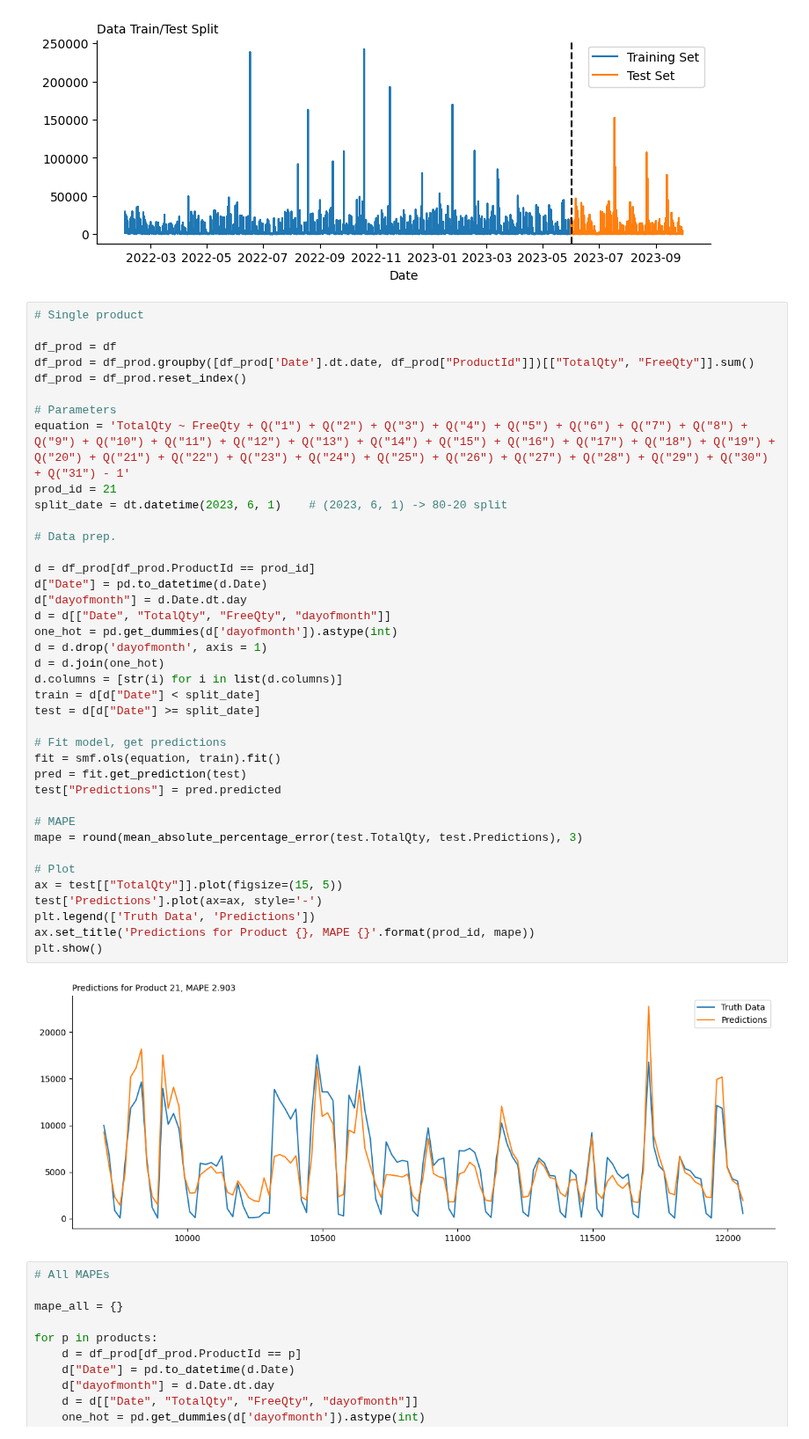
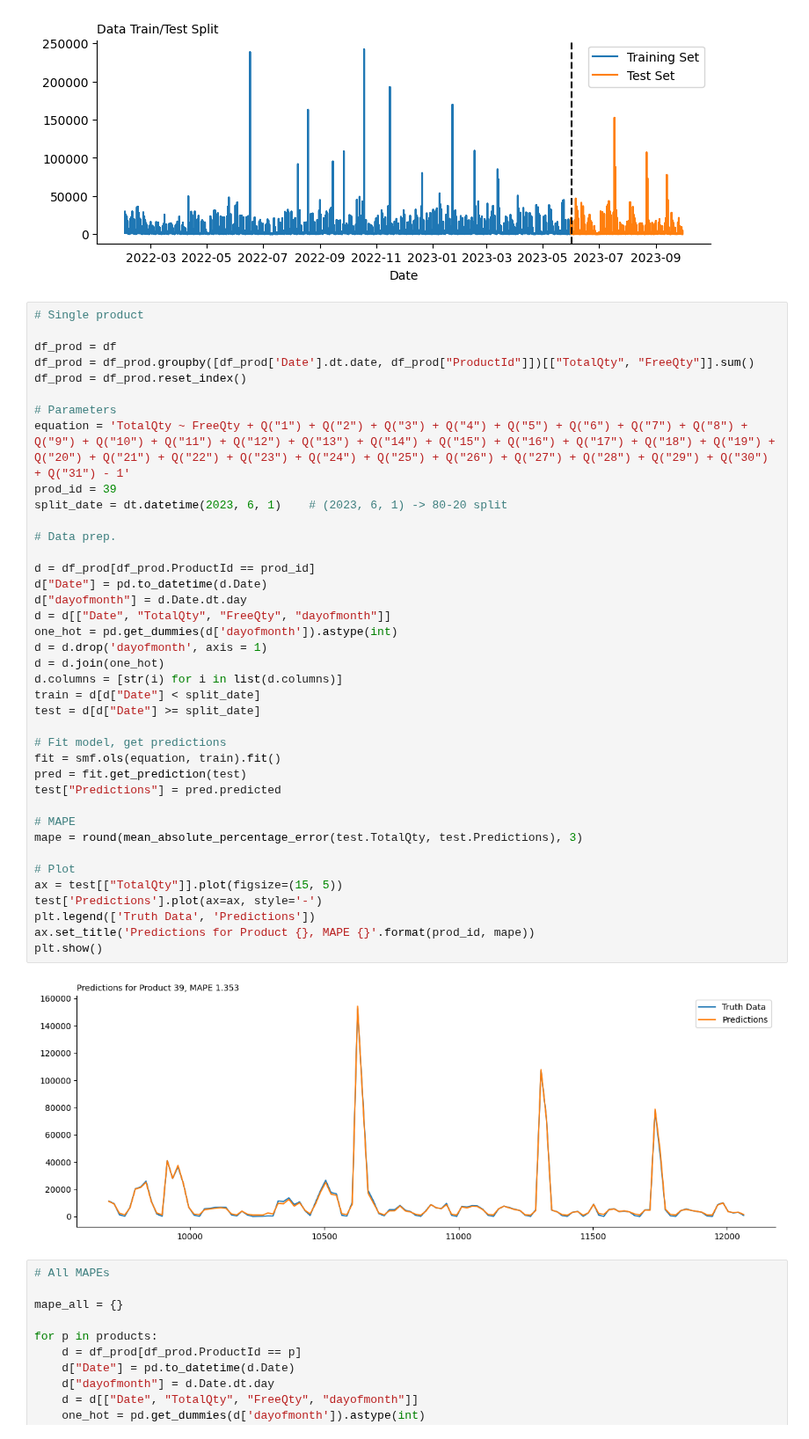
Before and after one commit to ayigitdogan/PharmaProject, a Jupyter notebook: IE492 - Pharma Project.ipynb, the cells around one changed output. Shown at 88% size. Saved outputs shown, nothing was run; the diff lists cells and outputs as text.

```diff
--- a/IE492 - Pharma Project.ipynb
+++ b/IE492 - Pharma Project.ipynb
@@ -448,38 +448,38 @@ df_prod = df_prod.reset_index()
 
 # Parameters
 equation = 'TotalQty ~ FreeQty + Q("1") + Q("2") + Q("3") + Q("4") + Q("5") + Q("6") + Q("7") + Q("8") + Q("9") + Q("10") + Q("11") + Q("12") + Q("13") + Q("14") + Q("15") + Q("16") + Q("17") + Q("18") + Q("19") + Q("20") + Q("21") + Q("22") + Q("23") + Q("24") + Q("25") + Q("26") + Q("27") + Q("28") + Q("29") + Q("30") + Q("31") - 1'
-prod_id = 21
+prod_id = 39
 split_date = dt.datetime(2023, 6, 1)    # (2023, 6, 1) -> 80-20 split
 
 # Data prep.
 
 d = df_prod[df_prod.ProductId == prod_id]
 d["Date"] = pd.to_datetime(d.Date)
 d["dayofmonth"] = d.Date.dt.day
 d = d[["Date", "TotalQty", "FreeQty", "dayofmonth"]]
 one_hot = pd.get_dummies(d['dayofmonth']).astype(int)
 d = d.drop('dayofmonth', axis = 1)
 d = d.join(one_hot)
 d.columns = [str(i) for i in list(d.columns)]
 train = d[d["Date"] < split_date]
 test = d[d["Date"] >= split_date]
 
 # Fit model, get predictions
 fit = smf.ols(equation, train).fit()
 pred = fit.get_prediction(test)
 test["Predictions"] = pred.predicted
 
 # MAPE
 mape = round(mean_absolute_percentage_error(test.TotalQty, test.Predictions), 3)
 
 # Plot
 ax = test[["TotalQty"]].plot(figsize=(15, 5))
 test['Predictions'].plot(ax=ax, style='-')
 plt.legend(['Truth Data', 'Predictions'])
 ax.set_title('Predictions for Product {}, MAPE {}'.format(prod_id, mape))
 plt.show()
 # %% [output]
-[figure, old version]
+[figure, new version]
 # %%
 # All MAPEs
 
```
Also changed, not shown: parts of 14 cells of this notebook.
